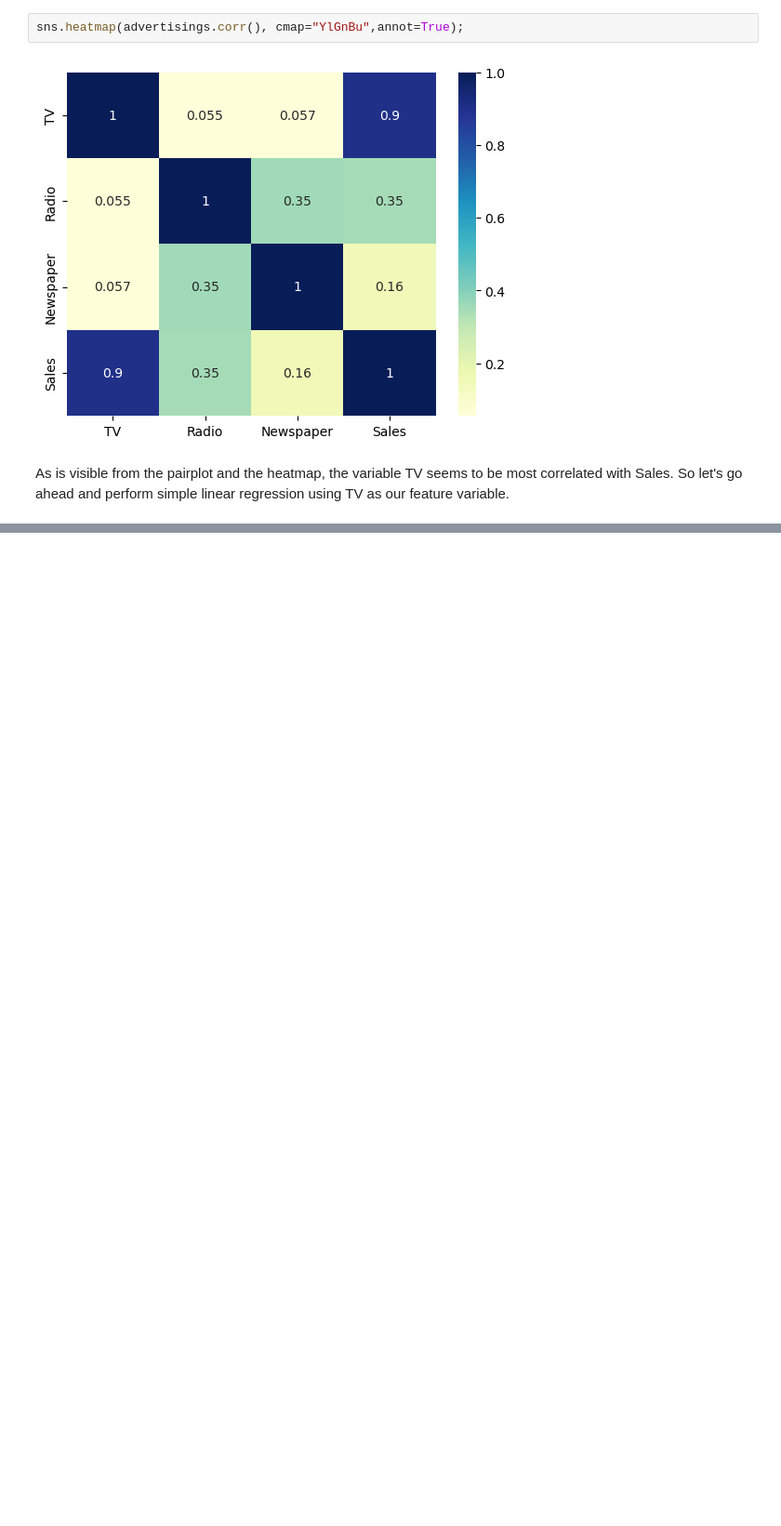
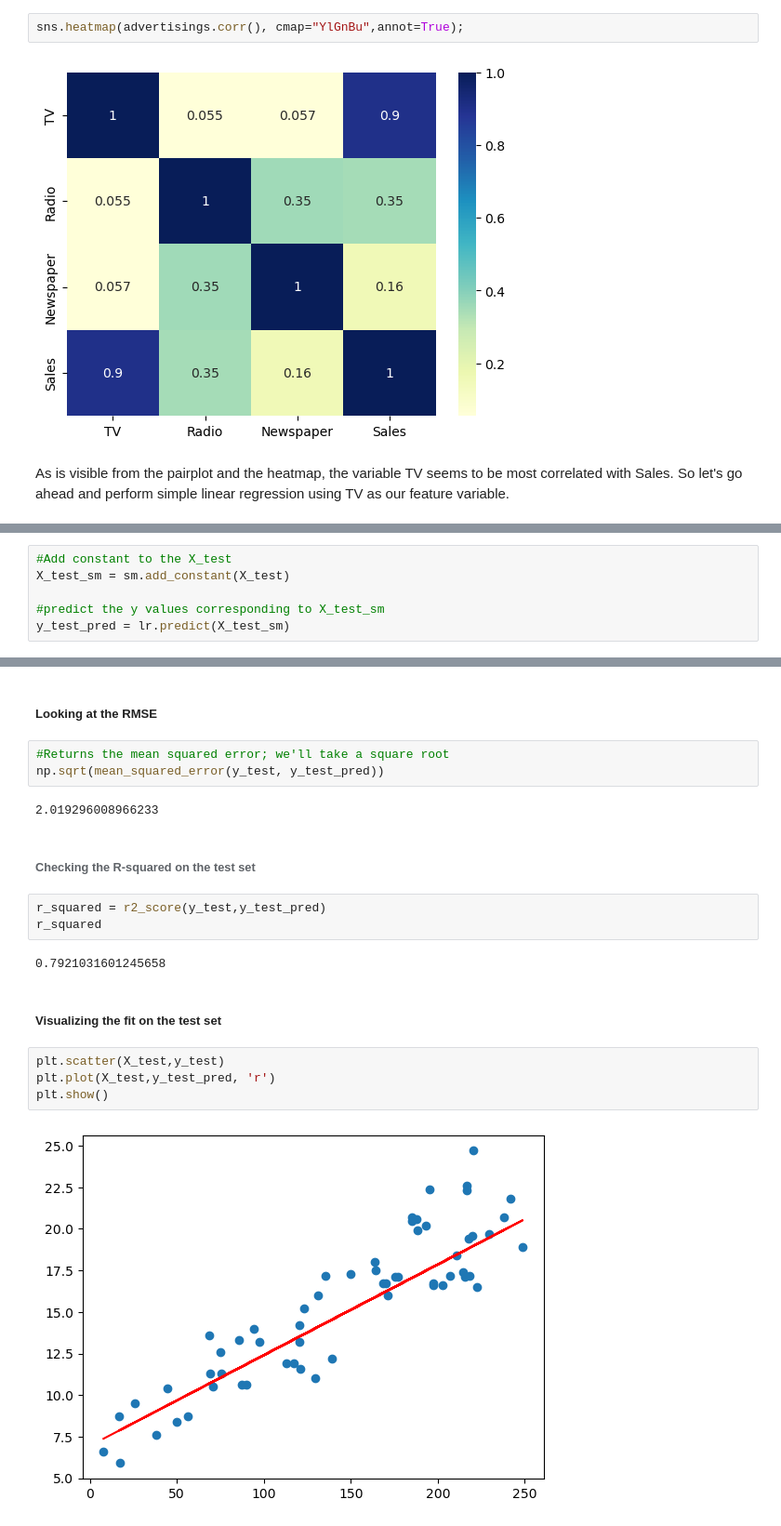
Before and after one commit to gursewak96/simple-llinear-regression-model, a Jupyter notebook: simple-linear-regression-model.ipynb, the cells around one changed output, grey strips where cells are left out. Shown: that part at 93% size. Saved outputs shown, nothing was run; the diff lists cells and outputs as text; blank space fills up the shorter version.

```diff
--- a/simple-linear-regression-model.ipynb
+++ b/simple-linear-regression-model.ipynb
@@ -79,0 +245,6 @@ As is visible from the pairplot and the heatmap, the variable TV seems to be mos
+# %%
+#Add constant to the X_test
+X_test_sm = sm.add_constant(X_test)
+
+#predict the y values corresponding to X_test_sm
+y_test_pred = lr.predict(X_test_sm)
@@ -79,0 +263,22 @@ As is visible from the pairplot and the heatmap, the variable TV seems to be mos
+# %% [markdown]
+##### Looking at the RMSE
+# %%
+#Returns the mean squared error; we'll take a square root
+np.sqrt(mean_squared_error(y_test, y_test_pred))
+# %% [output]
+2.019296008966233
+# %% [markdown]
+###### Checking the R-squared on the test set
+# %%
+r_squared = r2_score(y_test,y_test_pred)
+r_squared
+# %% [output]
+0.7921031601245658
+# %% [markdown]
+##### Visualizing the fit on the test set
+# %%
+plt.scatter(X_test,y_test)
+plt.plot(X_test,y_test_pred, 'r')
+plt.show()
+# %% [output]
+[figure, added]
```
Also changed, not shown: parts of 42 cells of this notebook, 1 other file.
